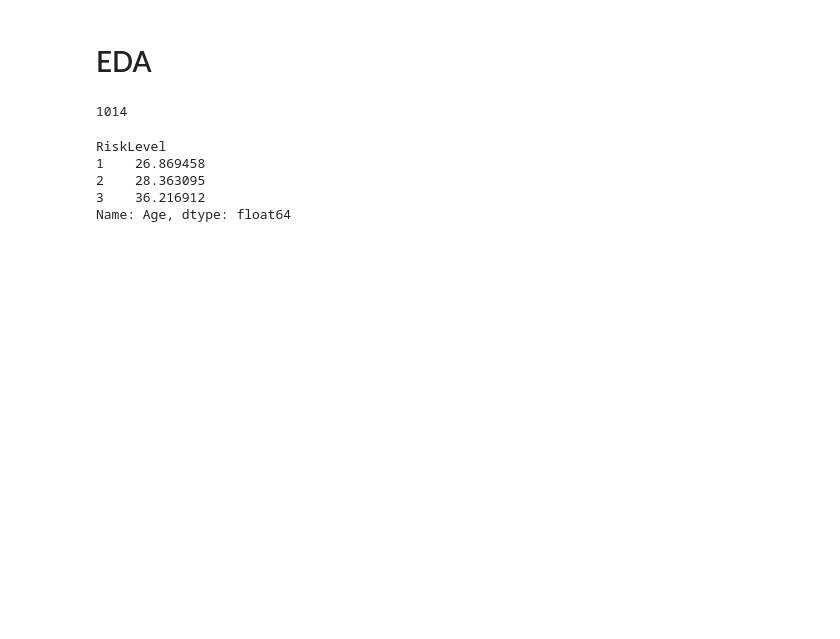
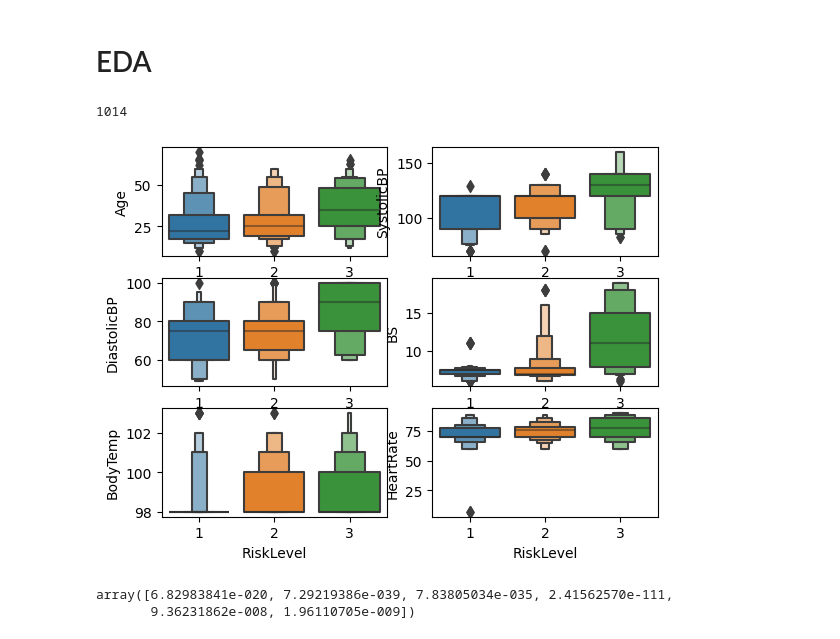
Before and after one commit to Anqi-Wang-aug/maternal-health-risk-prediction, a Jupyter notebook: Maternal Risk Prediction.ipynb, the cells around one changed output. Cells and saved outputs as stored; diff of their text form; code cells hidden in the pictures; blank space fills up the shorter version.

```diff
--- a/Maternal Risk Prediction.ipynb
+++ b/Maternal Risk Prediction.ipynb
@@ -46,11 +46,24 @@ array([3, 1, 2])
 data.shape[0]
 # %% [output]
 1014
-# %%
-data.groupby('RiskLevel').Age.mean()
-# %% [output]
-RiskLevel
-1    26.869458
-2    28.363095
-3    36.216912
-Name: Age, dtype: float64
+# %%
+import seaborn as sns
+from matplotlib import pyplot as plt
+
+fig, ax = plt.subplots(3,2)
+row_dict = {0: 0, 1:0, 2:1, 3:1, 4:2, 5:2}
+for i in range(6):
+    column = data.columns[i]
+    col = int(not i%2==0)
+    sns.boxenplot(x='RiskLevel', y=column, data=data, ax=ax[row_dict[i], col])
+# %% [output]
+[figure, added]
+# %%
+from sklearn.feature_selection import f_classif
+
+y = data.pop('RiskLevel')
+_, pval = f_classif(data,y)
+pval
+# %% [output]
+array([6.82983841e-020, 7.29219386e-039, 7.83805034e-035, 2.41562570e-111,
+       9.36231862e-008, 1.96110705e-009])
```
Also changed, not shown: parts of 5 cells of this notebook.
